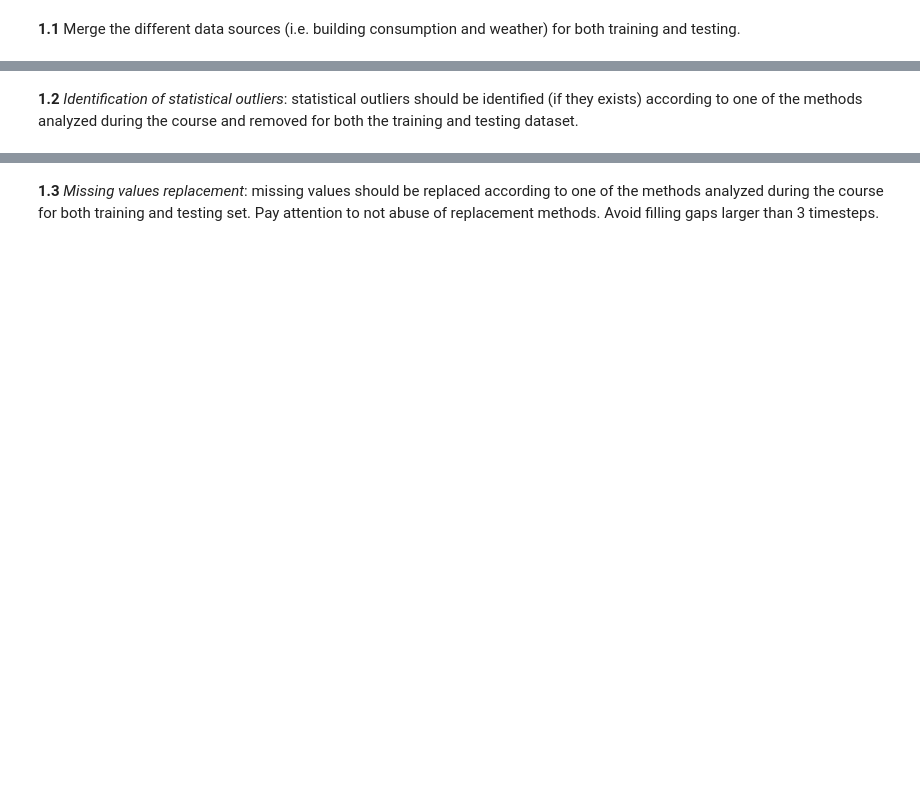
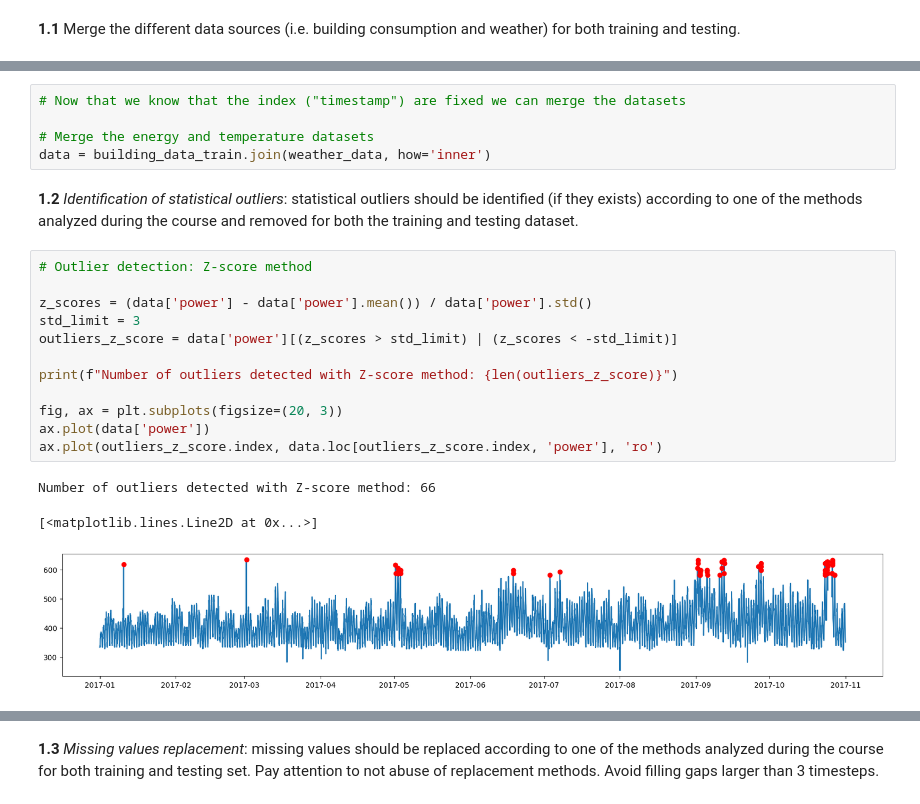
Before and after one commit to lucaparimbelli-ABB/data-science-and-ai-for-industrial-systems, a Jupyter notebook: exam.ipynb, the cells around one changed output, grey strips where cells are left out. Saved outputs shown, nothing was run; the diff lists cells and outputs as text; blank space fills up the shorter version.

```diff
--- a/exam.ipynb
+++ b/exam.ipynb
@@ -23,2 +68,23 @@ weather_data = pd.read_csv("data/weather_1.csv", parse_dates=["timestamp"], inde
+# %%
+# Now that we know that the index ("timestamp") are fixed we can merge the datasets
+
+# Merge the energy and temperature datasets
+data = building_data_train.join(weather_data, how='inner')
 # %% [markdown]
 **1.2** _Identification of statistical outliers_: statistical outliers should be identified (if they exists) according to one of the methods analyzed during the course and removed for both the training and testing dataset.
+# %%
+# Outlier detection: Z-score method
+
+z_scores = (data['power'] - data['power'].mean()) / data['power'].std()
+std_limit = 3
+outliers_z_score = data['power'][(z_scores > std_limit) | (z_scores < -std_limit)]
+
+print(f"Number of outliers detected with Z-score method: {len(outliers_z_score)}")
+
+fig, ax = plt.subplots(figsize=(20, 3))
+ax.plot(data['power'])
+ax.plot(outliers_z_score.index, data.loc[outliers_z_score.index, 'power'], 'ro')
+# %% [output]
+Number of outliers detected with Z-score method: 66
+[<matplotlib.lines.Line2D at 0x...>]
+[figure, added]
```
Also changed, not shown: parts of 34 cells of this notebook.
